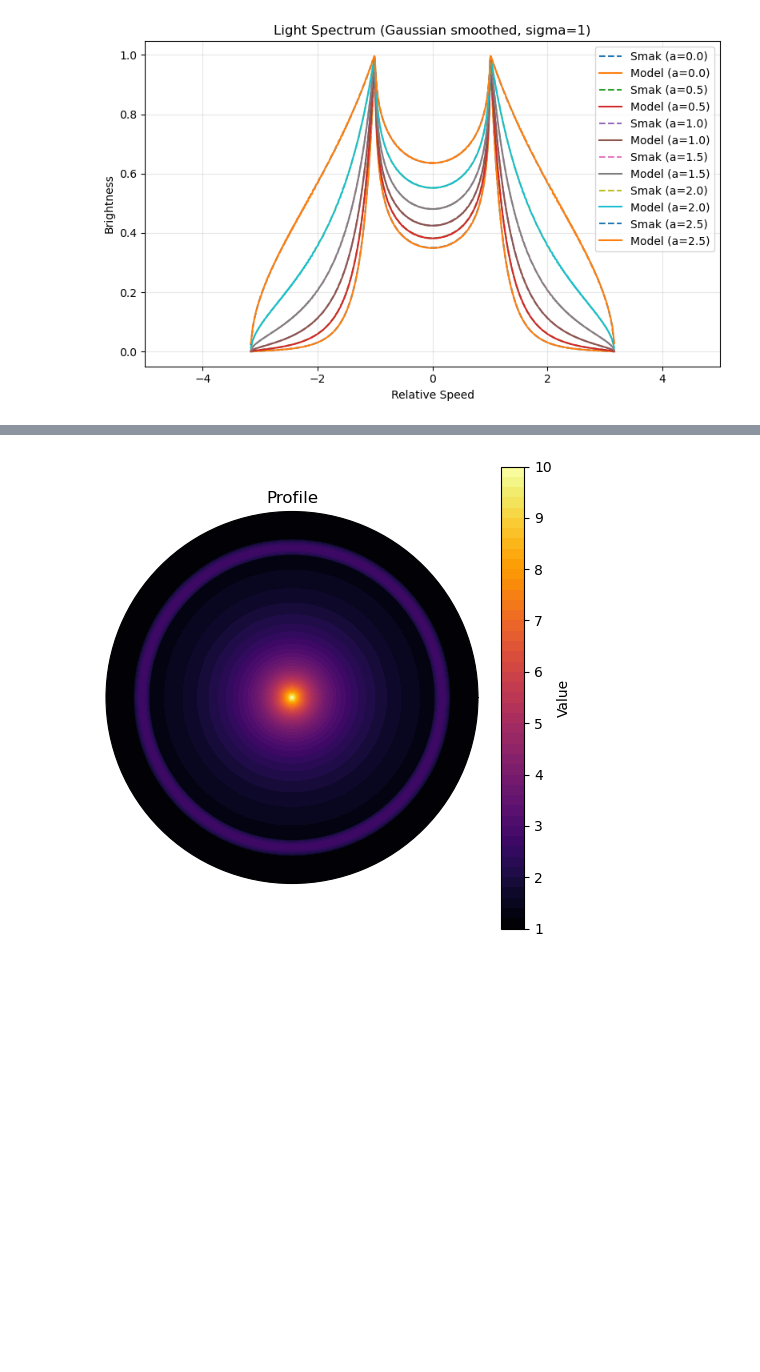
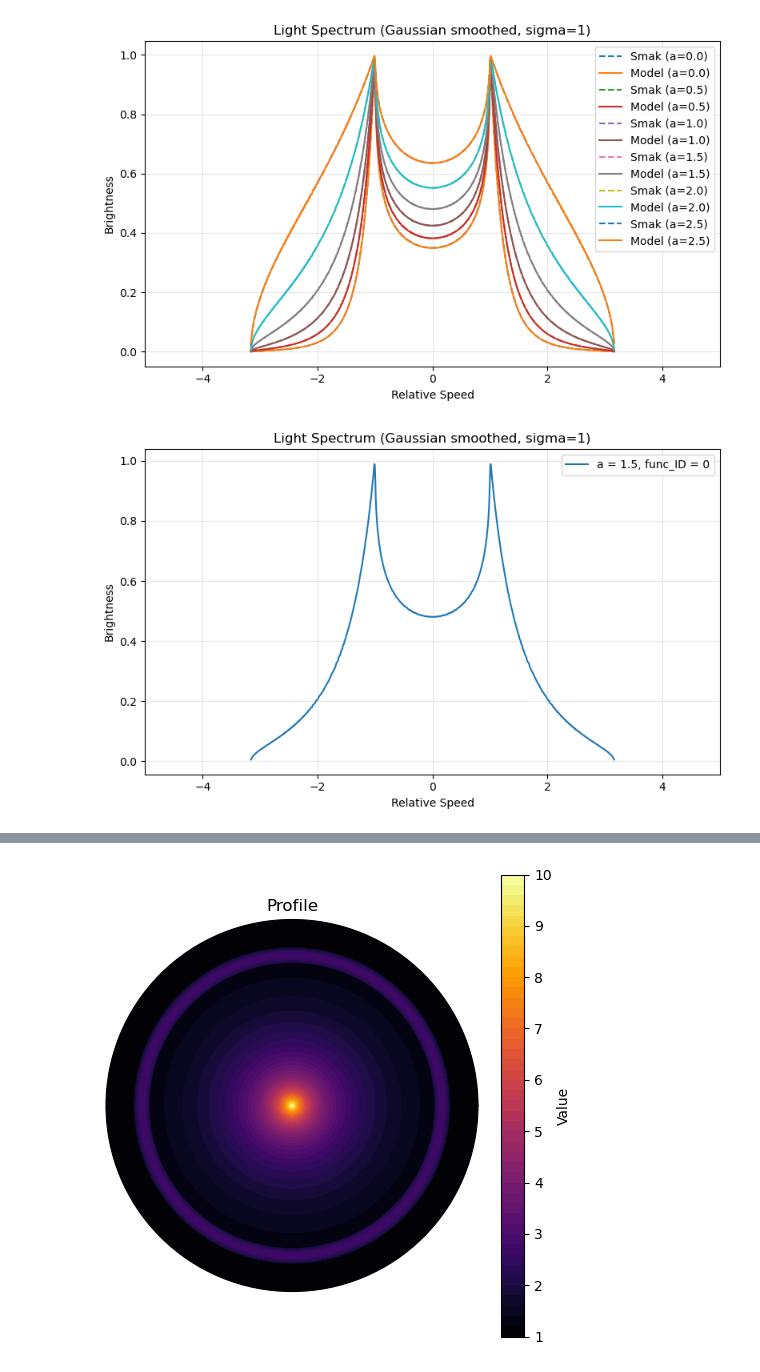
Before and after one commit to o-thorp7/ssp_code_2025, a Jupyter notebook: oli/neater_rob_code.ipynb, the cells around one changed output, grey strips where cells are left out. Saved outputs shown, nothing was run; the diff lists cells and outputs as text; code cells hidden in the pictures; blank space fills up the shorter version.

```diff
--- a/oli/neater_rob_code.ipynb
+++ b/oli/neater_rob_code.ipynb
@@ -31,7 +35,8 @@ def get_grids(
     a: float = 1.5,
     num_radial: int = 400,
     num_theta: int = 8192,
-    radial_spacing: str = "log"   # "log" or "linear"
+    radial_spacing: str = "log",   # "log" or "linear"
+    other_intens_params: list | None = None
 ):
     """
     Returns a tuple of ndarrays: `(r_grid, theta_grid, intens_grid, vel_grid, area_flux_grid)`
@@ -62,7 +67,10 @@ def get_grids(
     area_weights = r_grid * dr * dtheta
 
     # evaluate intensity and velocity on the grid
-    intens_grid = intens_func(r_grid, theta_grid, a)
+    if other_intens_params is None:
+        intens_grid = intens_func(r_grid, theta_grid, a)
+    else:
+        intens_grid = intens_func(r_grid, theta_grid, a, other_intens_params)
     area_flux_grid = intens_grid * area_weights
     vel_grid = np.cos(theta_grid) / np.sqrt(r_grid)
 
@@ -78,9 +86,11 @@ def plot_polar_profile(
     colour_bar_name: str = "Value",
     figure_size: tuple[int, int] = (6, 6),
     vmin: float = None, vmax: float = None,
-    colour_contrast_style: str = "90"
+    colour_contrast_style: str = "90",
         # "symmetric" to set symmetric color limits around 0 (for signed fields)
         # "nonneg" to force vmin=0 and vmax=max (for non-negative fields)
+    save_info: bool = False,
+    fname: str | None = None
 ) -> None:
     """
     Plots a 2D numpy array of polar values (r, theta) on a disk with a colour bar.
@@ -119,6 +129,10 @@ def plot_polar_profile(
     ax.set_title(title)
     ax.set_xticks([])
     ax.set_yticks([])
+    if save_info:
+        if fname is None:
+            raise Exception("invalid intens_func_name")
+        plt.savefig(fname)
     plt.show()
 
 
@@ -163,6 +177,7 @@ def plot_spectrum_list(
         list[Callable[[float, float, float], float]] |
         Callable[[float, float, float], float]
     ) = get_intens,
+    other_intens_params: list | None = None,
     plot_smak: bool = False,
     sigma: float = None, *,
     xlim: tuple[float, float] = (-5, 5),
@@ -170,8 +185,9 @@ def plot_spectrum_list(
     ylabel="Brightness",
     title="Light Spectrum",
     figure_size: tuple[float, float] = (8, 5),
-    grid_alpha: float = 0.3
-) -> None:
+    grid_alpha: float = 0.3,
+    save_info: bool = False
+) -> str | None:
     """
     Plots the model intensity over a range of u values (speeds/wavelengths) for a disk with
     brightness decsribed by the functions in `intens_funcs` over a range of `a_vals`. Optionally
@@ -217,7 +233,10 @@ def plot_spectrum_list(
         cur_a = a_vals[i]
         cur_func = intens_funcs[i]
         # radial sampling
-        _, _, _, vel_grid, area_flux_grid = get_grids(intens_func=cur_func, a=cur_a)
+        _, _, _, vel_grid, area_flux_grid = get_grids(
+            intens_func=cur_func, a=cur_a,
+            other_intens_params=other_intens_params
+        )
         u_bin_centres, hist_brightness_vals = get_hist_vals(vel_grid, area_flux_grid)
 
 
@@ -254,7 +273,20 @@ def plot_spectrum_list(
         plt.xlim(*xlim)
     plt.legend()
     plt.tight_layout()
+    if save_info:
+        gen_fname = OUTPUT_DIR_NAME
+        for i in range(len(a_vals)):
+            gen_fname += intens_funcs[i].__name__ + f"_a_{a_vals[i]:.2f}__"
+        if sigma is not None:
+            gen_fname += f"_sigma_{sigma}__"
+        if other_intens_params is not None:
+            for param in other_intens_params:
+                gen_fname += f"{param:.2f}_"
+        gen_fname = gen_fname.strip("_")
+        plt.savefig(f"{gen_fname}_spectrum.png")
     plt.show()
+    if save_info:
+        return gen_fname + ".png"
 
 
 # ----- SMAK FUNCTIONS -----
@@ -337,13 +371,13 @@ plot_polar_profile(r_vals, theta_vals, intens_vals)
 # %%
 # ----- TESTING -----
 
 sigma = 1
 plot_smak = R_MAX == 1
 title = "Light Spectrum"
 title += " (raw)" if sigma is None else ""
 
 plot_spectrum_list(title=title, plot_smak=plot_smak, sigma=sigma)
-
-#TODO: test with different brightness profiles
+plot_spectrum_list(title=title, a_vals=1.5, sigma=sigma)
 # %% [output]
 [figure]
+[figure, added]
```
Also changed, not shown: parts of 16 cells of this notebook, 18 other files.
